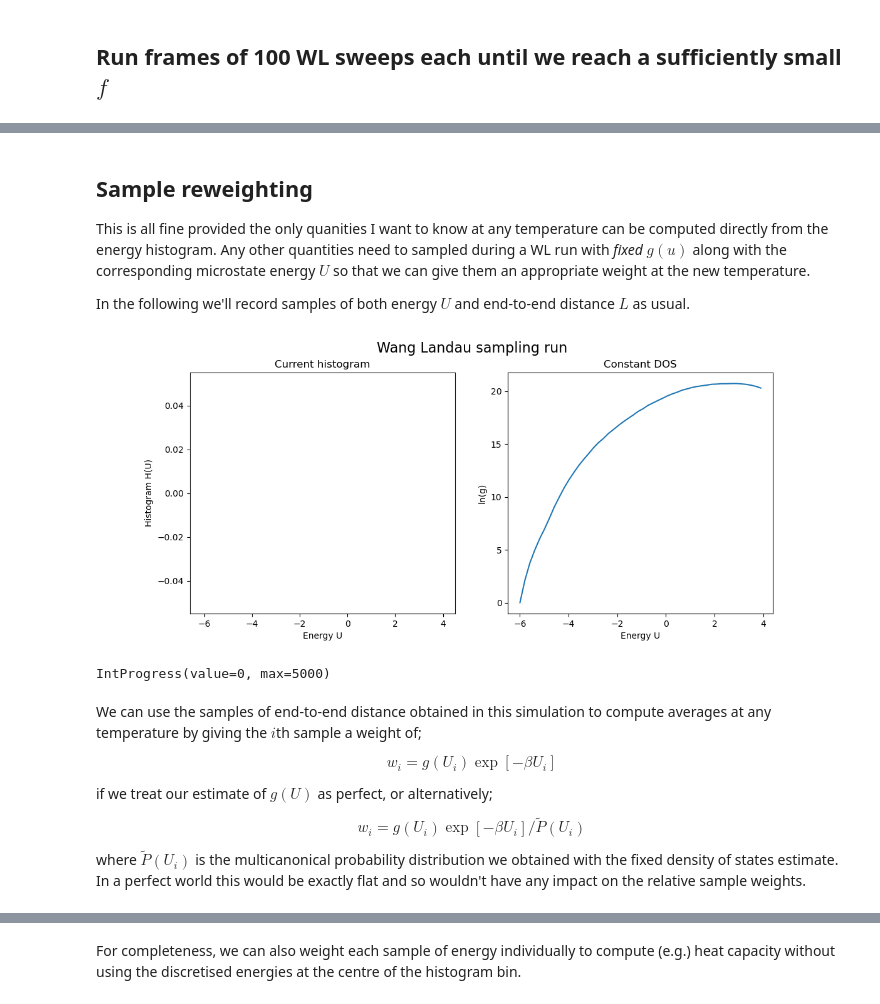
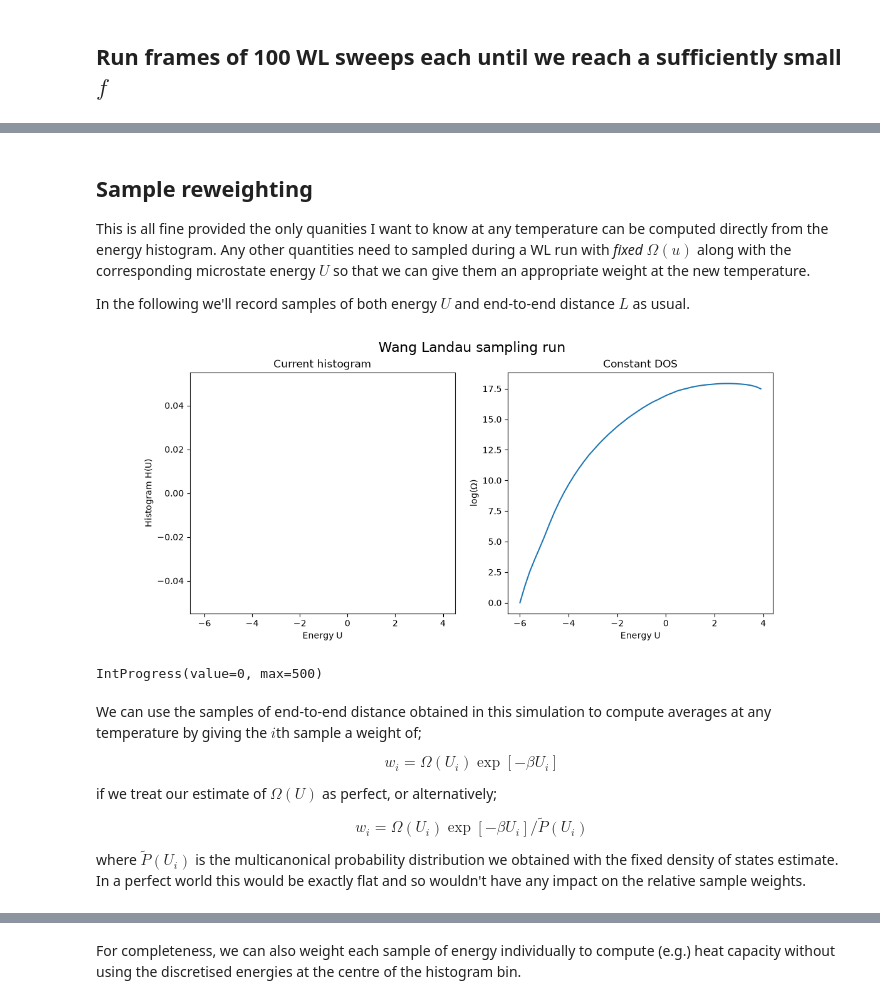
Before and after one commit to dquigley533/SamplingDemos, a Jupyter notebook: WangLandau.ipynb, the cells around one changed output, grey strips where cells are left out. Saved outputs shown, nothing was run; the diff lists cells and outputs as text; code cells hidden in the pictures.

```diff
--- a/WangLandau.ipynb
+++ b/WangLandau.ipynb
@@ -171,10 +174,10 @@ def label_wl_figure(fig, ax1, ax2, wl_f):
     ax1.set_xlabel('Energy U')
     ax2.set_xlabel('Energy U')
     ax1.set_ylabel('Histogram H(U)')
-    ax2.set_ylabel('ln(g)')
+    ax2.set_ylabel('log('+chr(937)+')')
     fig.suptitle('Wang Landau iterative DOS refinement', fontsize=16)
     ax1.set_title('Current histogram')
-    ax2.set_title('Refined DOS with log(f) = '+ str(wl_f))
+    ax2.set_title('Refined DOS with log('+chr(937)+') = '+ str(wl_f))
 
     return
 
@@ -332,0 +341,36 @@ hist_heat_caps = heat_caps;
+# %%
+# Initialise arrays
+partition_functions = np.zeros(len(temperatures))
+free_energies = np.zeros(len(temperatures))
+
+# Loop over temperatures of interest
+for itemp, new_temp in enumerate(temperatures):
+
+    partition_function = 0.0
+    beta = 1.0/new_temp
+
+    # Loop over bins and compute contribution to partition function
+    for ibin, edge in enumerate(bin_edges[:-1]):
+        bin_energy = edge + 0.5*bin_width
+        partition_function += m.exp(wl_logdos[ibin]-beta*bin_energy)*bin_width
+
+    # Store partition function and free energy
+    partition_functions[itemp] = partition_function
+    free_energies[itemp] = -new_temp*m.log(partition_function)
+
+# Create two side-by-side plots for free energy and heat capacity
+fig.clf()
+fig, [ax1, ax2] = plt.subplots(1, 2, figsize=(11, 4), constrained_layout=True)
+
+# Plot partition function
+ax1.plot(temperatures, partition_functions, '-o', label='partition function')
+ax1.set_xlabel('temperature')
+ax1.set_ylabel('Z(T)')
+ax1.set_yscale('log')
+ax1.set_title('Partition function vs temperature')
+
+# Plot free energy
+ax2.plot(temperatures, free_energies, '-o', label='free energy')
+ax2.set_xlabel('temperature')
+ax2.set_ylabel('F(T)')
+ax2.set_title('Free energy vs temperature')
@@ -333,47 +420,46 @@ hist_heat_caps = heat_caps;
 # %% [markdown]
 ## Sample reweighting
 
-This is all fine provided the only quanities I want to know at any temperature can be computed directly from the energy histogram. Any other quantities need to sampled during a WL run with *fixed* $g(u)$ along with the corresponding microstate energy $U$ so that we can give them an appropriate weight at the new temperature.
+This is all fine provided the only quanities I want to know at any temperature can be computed directly from the energy histogram. Any other quantities need to sampled during a WL run with *fixed* $\Omega(u)$ along with the corresponding microstate energy $U$ so that we can give them an appropriate weight at the new temperature.
 
 In the following we'll record samples of both energy $U$ and end-to-end distance $L$ as usual.
 # %%
 # Initialise wl_simulation with a fixed g(U)
 Ndims=2 ; Nbeads=7
 chain = polymer(Ndims = Ndims, Nbeads = Nbeads)
 
 # Define energy range and bins
 energy_range = [-6.1, 4.0]
 bin_edges = np.histogram_bin_edges(energy_range, bins=50)
 bin_width = bin_edges[1] - bin_edges[0]
 
 # Initialise histogram
 wl_hist   = np.zeros(len(bin_edges)-1)
 
-# Load DOS I made earlier - comment out to use those generated above
-#filename = 'data/dos_f4.8828125e-06.txt'
-#wl_logdos = np.loadtxt(filename)
+# Load DOS I made earlier - comment out to use the last one computed above
+wl_logdos = np.load('WangLandau/dos_f0.000000009536743_N7.npy')
 
 # No further modification to density of states
 wl_f = 0.0
 
 # Setup some plots
 %matplotlib widget
 
 fig, [ax1, ax2] = plt.subplots(1, 2, figsize=(12, 5))
 label_wl_figure(fig, ax1, ax2, wl_f)
 ax1.bar(bin_edges[:-1], wl_hist, width=bin_width, align='edge')
 ax2.plot(bin_edges[:-1]+0.5*bin_width, wl_logdos)
 fig.suptitle('Wang Landau sampling run', fontsize=16)
 ax2.set_title('Constant DOS')
 plt.show()
 # %% [output]
-[figure, old version]
+[figure, new version]
 # %%
 from ipywidgets import IntProgress
 from IPython.display import display
 import time
 
-Nframes = 5000 # number of frames to run with fixed weights
+Nframes = 500 # number of frames to run with fixed weights
 
 # I like a progress bar
 f = IntProgress(min=0, max=Nframes)
@@ -383,7 +469,6 @@ display(f) # display the bar
 samples = []
 
 for iframe in range(Nframes):
-
 
     chain, new_samples, wl_hist, wl_logdos, ratio = run_wl_sweeps(chain, bin_edges, wl_hist, wl_logdos, wl_f, max_disp=0.1)
     samples = samples + new_samples
@@ -402,25 +487,27 @@ for iframe in range(Nframes):
     fig.canvas.draw()
     fig.canvas.flush_events()
 
-    # Save histogram
-    #filename = 'data/histogram_f4.8828125e-06.txt'
-    #np.savetxt(filename, wl_hist)
+    # Sample samples to a file
+    filename = 'WangLandau/wl_samples_0.000000009536743_N7.dat'
 
-    # Save samples
-    #filename = 'data/samples_f4.8828125e-06.dat'
-    #FILE = open(filename,"w")
-    #samples.tofile(FILE)
-    #FILE.close()
+    if not os.path.exists(filename):
+
+        # Save samples robustly
+        samples_np = np.asarray(samples, dtype=np.float64)
+        samples_np.tofile(filename)  # binary write; no text-mode file handle
+
+        # Also save histogram
+        np.save('WangLandau/hist_fixed_N7.npy', wl_hist)
 # %% [output]
-IntProgress(value=0, max=5000)
+IntProgress(value=0, max=500)
 # %% [markdown]
 We can use the samples of end-to-end distance obtained in this simulation to compute averages at any temperature by giving the $i$th sample a weight of;
 
-$$ w_i = g(U_i) \exp{[-\beta U_i]} $$
+$$ w_i = \Omega(U_i) \exp{[-\beta U_i]} $$
 
-if we treat our estimate of $g(U)$ as perfect, or alternatively;
+if we treat our estimate of $\Omega(U)$ as perfect, or alternatively;
 
-$$ w_i = g(U_i) \exp{[-\beta U_i]}/\tilde{P}(U_i) $$
+$$ w_i = \Omega(U_i) \exp{[-\beta U_i]}/\tilde{P}(U_i) $$
 
 where $\tilde{P}(U_i)$ is the multicanonical probability distribution we obtained with the fixed density of states estimate. In a perfect world this would be exactly flat and so wouldn't have any impact on the relative sample weights.
 # %%
```
Also changed, not shown: parts of 14 cells of this notebook, 3 other files.
